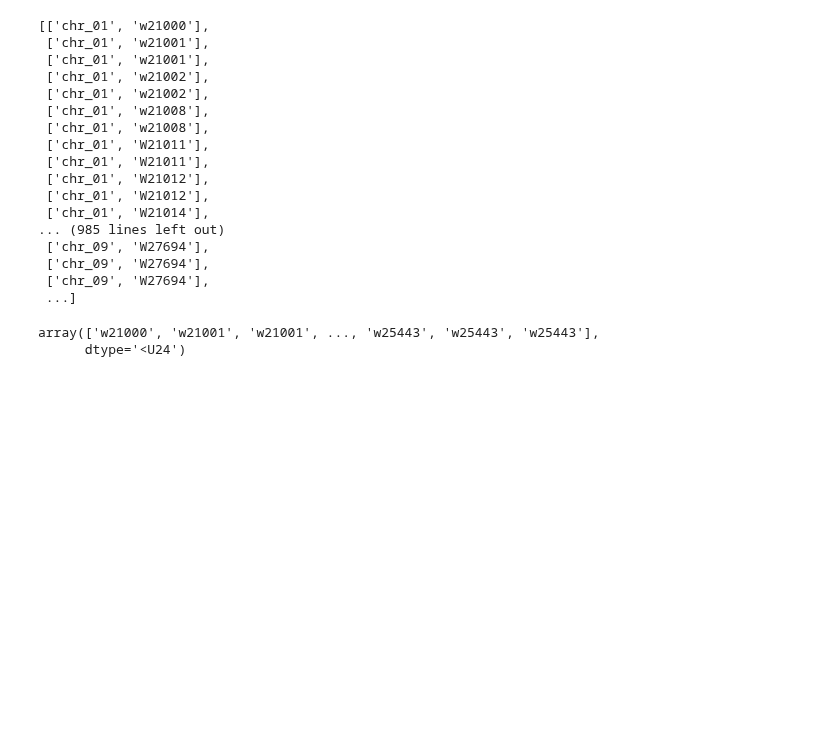
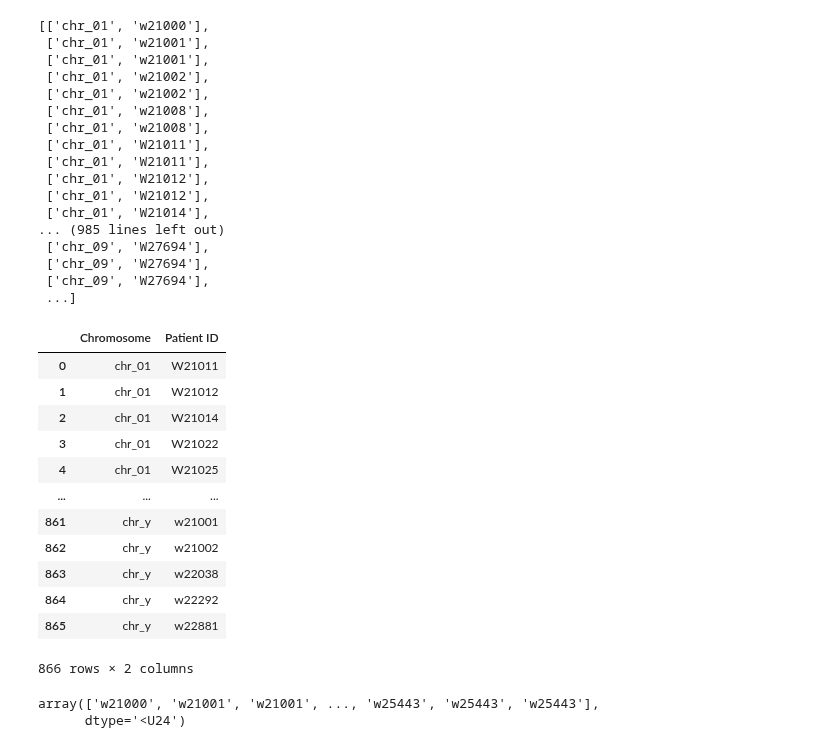
Before and after one commit to YangChuan80/MachineLearning, a Jupyter notebook: KaryotypingPinnacle/CNN/Demographic.ipynb, the cells around one changed output. Saved outputs shown, nothing was run; the diff lists cells and outputs as text; code cells hidden in the pictures; blank space fills up the shorter version.

```diff
--- a/KaryotypingPinnacle/CNN/Demographic.ipynb
+++ b/KaryotypingPinnacle/CNN/Demographic.ipynb
@@ -668,6 +668,22 @@ theWholePatientID_npArray_unique = np.unique(theWholePatientID_npArray, axis=0)
 
 theWholePatientID_DataFrame_unique = pd.DataFrame(theWholePatientID_npArray_unique, columns=['Chromosome', 'Patient ID'])
 theWholePatientID_DataFrame_unique.to_excel('theWholePatientID_unique.xlsx')
+# %%
+theWholePatientID_DataFrame_unique
+# %% [output]
+|  | Chromosome | Patient ID |
+| 0 | chr_01 | W21011 |
+| 1 | chr_01 | W21012 |
+| 2 | chr_01 | W21014 |
+| 3 | chr_01 | W21022 |
+| 4 | chr_01 | W21025 |
+| ... | ... | ... |
+| 861 | chr_y | w21001 |
+| 862 | chr_y | w21002 |
+| 863 | chr_y | w22038 |
+| 864 | chr_y | w22292 |
+| 865 | chr_y | w22881 |
+866 rows × 2 columns
 # %%
 theWholePatientID_npArray[:,1]
 # %% [output]
```
Also changed, not shown: parts of 6 cells of this notebook, 29 other files.
